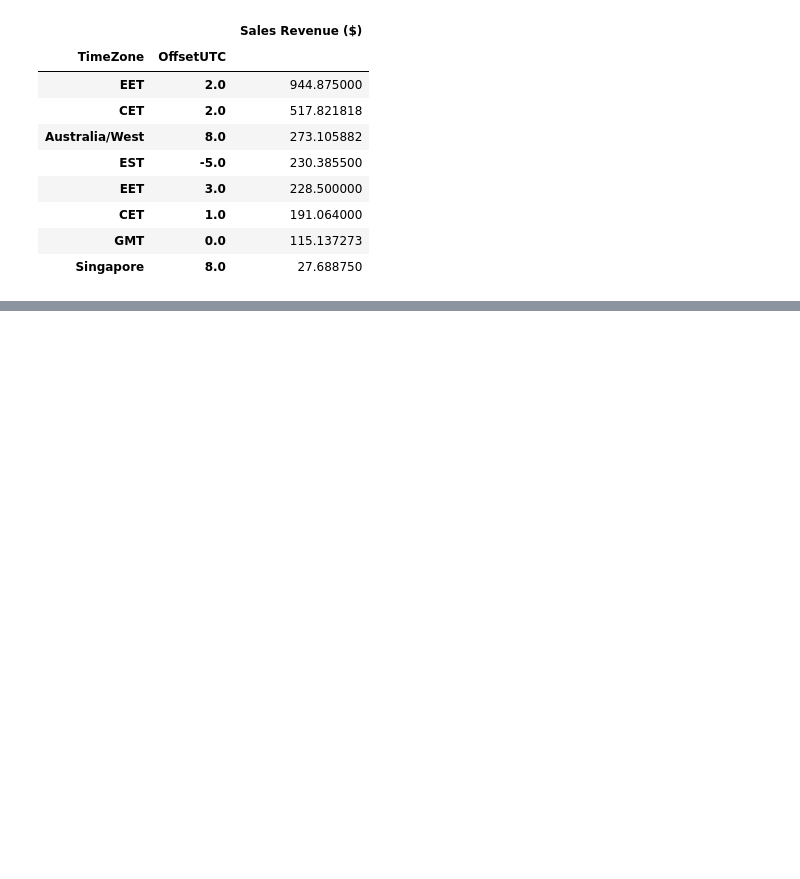
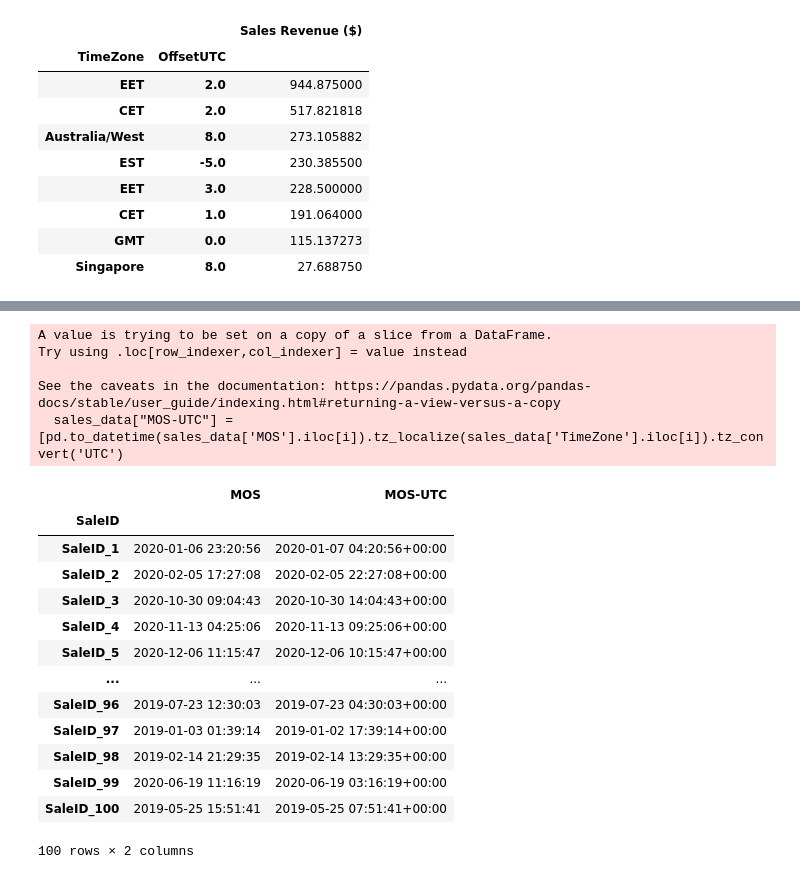
Before and after one commit to dnewbie25/365-data-science, a Jupyter notebook: Dates and time/practical_task_solution.ipynb, the cells around one changed output, grey strips where cells are left out. Cells and saved outputs as stored; diff of their text form; code cells hidden in the pictures; blank space fills up the shorter version.

```diff
--- a/Dates and time/practical_task_solution.ipynb
+++ b/Dates and time/practical_task_solution.ipynb
@@ -290,0 +301,25 @@ bullet point
+# %%
+sales_data["MOS-UTC"] = [pd.to_datetime(sales_data['MOS'].iloc[i]).tz_localize(sales_data['TimeZone'].iloc[i]).tz_convert('UTC')
+                        for i in range(len(sales_data))]
+
+sales_data[["MOS","MOS-UTC"]]
+# %% [output]
+A value is trying to be set on a copy of a slice from a DataFrame.
+Try using .loc[row_indexer,col_indexer] = value instead
+
+See the caveats in the documentation: https://pandas.pydata.org/pandas-docs/stable/user_guide/indexing.html#returning-a-view-versus-a-copy
+  sales_data["MOS-UTC"] = [pd.to_datetime(sales_data['MOS'].iloc[i]).tz_localize(sales_data['TimeZone'].iloc[i]).tz_convert('UTC')
+|  | MOS | MOS-UTC |
+| SaleID |  |  |
+| SaleID_1 | 2020-01-06 23:20:56 | 2020-01-07 04:20:56+00:00 |
+| SaleID_2 | 2020-02-05 17:27:08 | 2020-02-05 22:27:08+00:00 |
+| SaleID_3 | 2020-10-30 09:04:43 | 2020-10-30 14:04:43+00:00 |
+| SaleID_4 | 2020-11-13 04:25:06 | 2020-11-13 09:25:06+00:00 |
+| SaleID_5 | 2020-12-06 11:15:47 | 2020-12-06 10:15:47+00:00 |
+| ... | ... | ... |
+| SaleID_96 | 2019-07-23 12:30:03 | 2019-07-23 04:30:03+00:00 |
+| SaleID_97 | 2019-01-03 01:39:14 | 2019-01-02 17:39:14+00:00 |
+| SaleID_98 | 2019-02-14 21:29:35 | 2019-02-14 13:29:35+00:00 |
+| SaleID_99 | 2020-06-19 11:16:19 | 2020-06-19 03:16:19+00:00 |
+| SaleID_100 | 2019-05-25 15:51:41 | 2019-05-25 07:51:41+00:00 |
+100 rows × 2 columns
```
Also changed, not shown: parts of 6 cells of this notebook.
